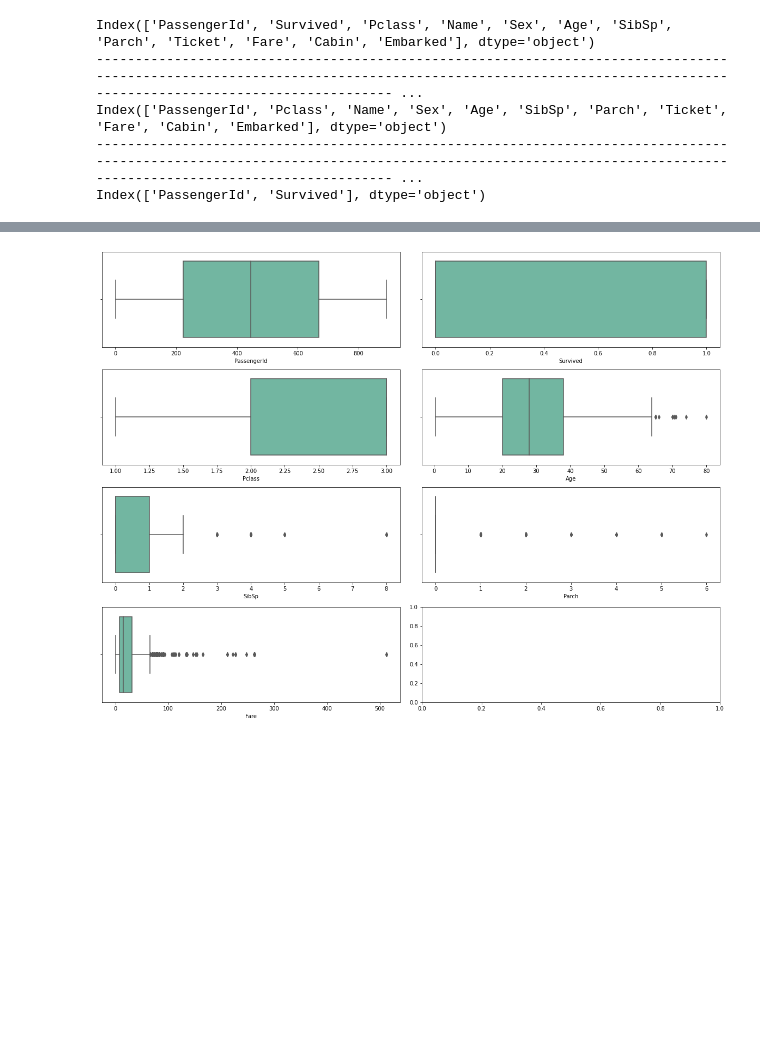
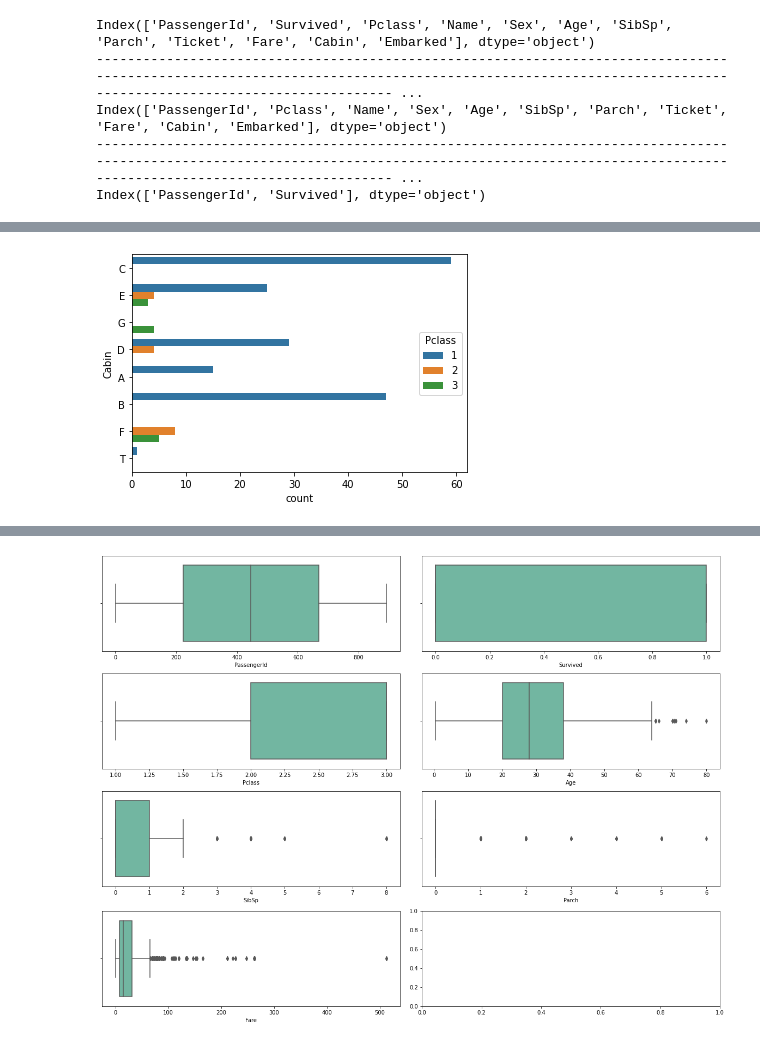
Before and after one commit to AshbeeKim/Kaggle_Task, a Jupyter notebook: titanic.ipynb, the cells around one changed output, grey strips where cells are left out. Saved outputs shown, nothing was run; the diff lists cells and outputs as text; code cells hidden in the pictures; blank space fills up the shorter version.

```diff
--- a/titanic.ipynb
+++ b/titanic.ipynb
@@ -128,0 +170,7 @@ dtype: int64
+# %%
+import re
+data['Cabin'] = data['Cabin'].str.replace(pat=r'[ 0-9]+',repl=r'',regex=True)
+df['Cabin'] = df['Cabin'].str.replace(pat=r'[ 0-9]+',repl=r'',regex=True)
+# pat=r'\d'-->숫자와 매치하는 것; 이렇게 하니까 공백을 한번 더 제거해야 함
+# pat=r'[ 0-9]+'-->공백과 함께 한번이상 숫자가 중복되면 제거
+# repl=r''이면 공백없이 제거, repl=r' '이면 공백을 남기고 제거
@@ -128,0 +217,5 @@ dtype: int64
+# %%
+sns.countplot(y="Cabin", hue="Pclass", data=data)
+plt.show()
+# %% [output]
+[figure, added]
```
Also changed, not shown: parts of 78 cells of this notebook.
